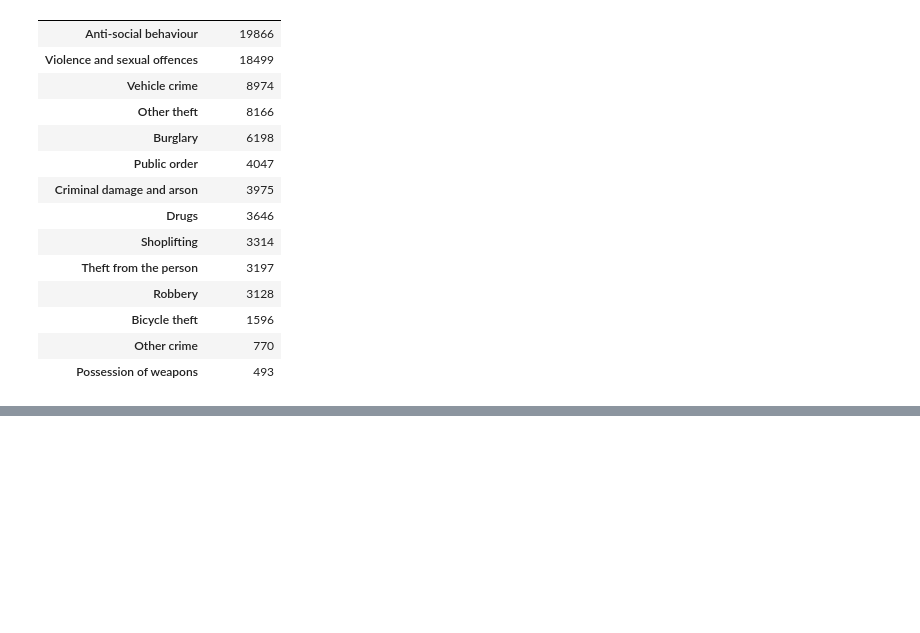
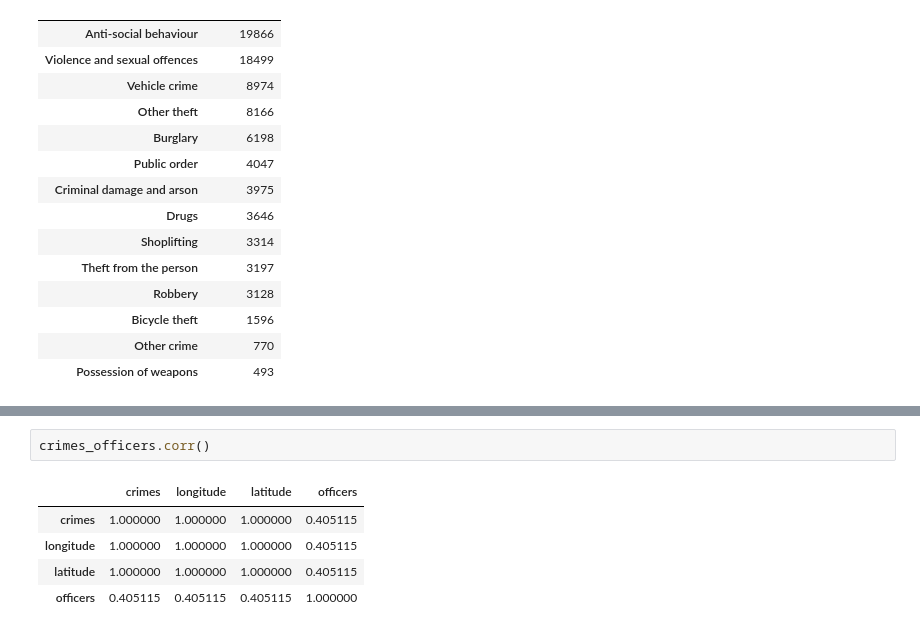
Before and after one commit to IslaamSabbah/Project-Week-3-Data-Thieves, a Jupyter notebook: your-project/project.ipynb, the cells around one changed output, grey strips where cells are left out. Drawn from its saved outputs; the diff is of its cells as text; blank space fills up the shorter version.

```diff
--- a/your-project/project.ipynb
+++ b/your-project/project.ipynb
@@ -358,0 +347,8 @@ crimes_london
+# %%
+crimes_officers.corr()
+# %% [output]
+|  | crimes | longitude | latitude | officers |
+| crimes | 1.000000 | 1.000000 | 1.000000 | 0.405115 |
+| longitude | 1.000000 | 1.000000 | 1.000000 | 0.405115 |
+| latitude | 1.000000 | 1.000000 | 1.000000 | 0.405115 |
+| officers | 0.405115 | 0.405115 | 0.405115 | 1.000000 |
```
Also changed, not shown: parts of 11 cells of this notebook, 6 other files.
